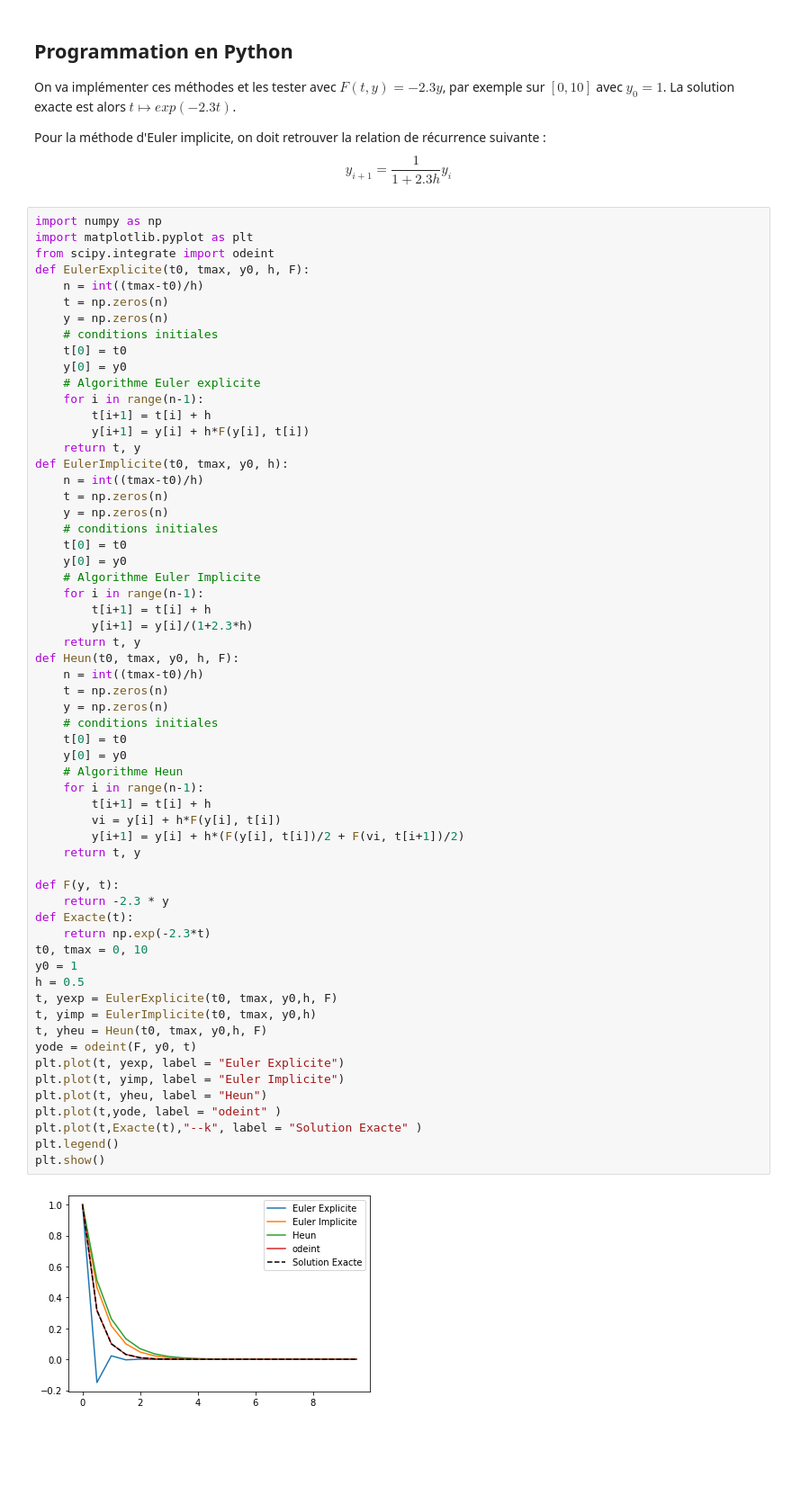
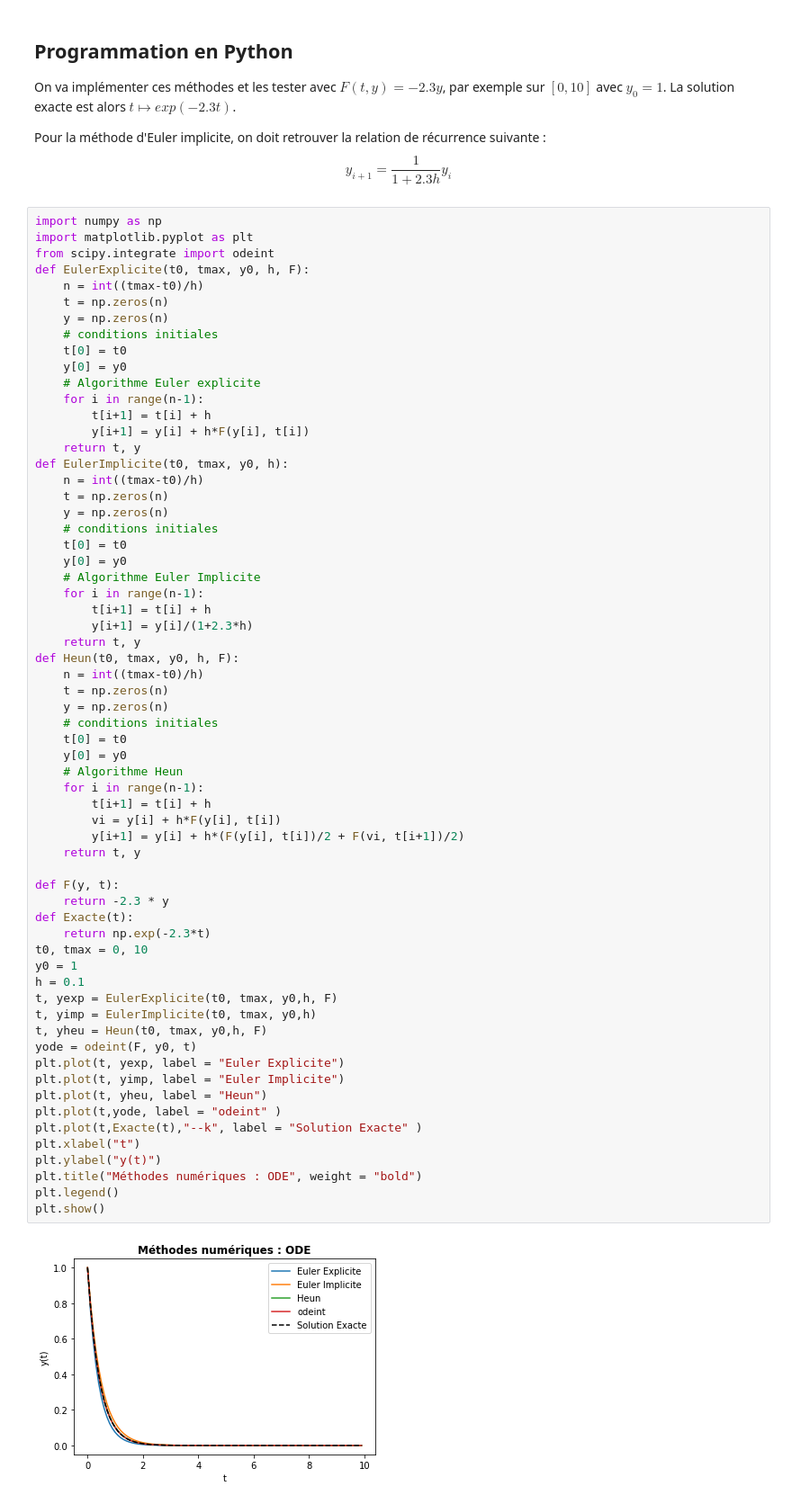
Before and after one commit to CodeTunisia/PysNum2022, a Jupyter notebook: jour3/ODE.ipynb, the cells around one changed output. Shown at 90% size. Saved outputs shown, nothing was run; the diff lists cells and outputs as text; blank space fills up the shorter version.

```diff
--- a/jour3/ODE.ipynb
+++ b/jour3/ODE.ipynb
@@ -100,35 +100,38 @@ def Heun(t0, tmax, y0, h, F):
     t = np.zeros(n)
     y = np.zeros(n)
     # conditions initiales
     t[0] = t0
     y[0] = y0
     # Algorithme Heun
     for i in range(n-1):
         t[i+1] = t[i] + h
         vi = y[i] + h*F(y[i], t[i])
         y[i+1] = y[i] + h*(F(y[i], t[i])/2 + F(vi, t[i+1])/2)
     return t, y
 
 def F(y, t):
     return -2.3 * y
 def Exacte(t):
     return np.exp(-2.3*t)
 t0, tmax = 0, 10
 y0 = 1
-h = 0.5
+h = 0.1
 t, yexp = EulerExplicite(t0, tmax, y0,h, F)
 t, yimp = EulerImplicite(t0, tmax, y0,h)
 t, yheu = Heun(t0, tmax, y0,h, F)
 yode = odeint(F, y0, t)
 plt.plot(t, yexp, label = "Euler Explicite")
 plt.plot(t, yimp, label = "Euler Implicite")
 plt.plot(t, yheu, label = "Heun")
 plt.plot(t,yode, label = "odeint" )
 plt.plot(t,Exacte(t),"--k", label = "Solution Exacte" )
+plt.xlabel("t")
+plt.ylabel("y(t)")
+plt.title("Méthodes numériques : ODE", weight = "bold")
 plt.legend()
 plt.show()
 # %% [output]
-[figure, old version]
+[figure, new version]
 # %% [markdown]
 ## Équation différentielles du second ordre
 Une équation différentielle du second ordre s'écrit:
```
Also changed, not shown: parts of 1 cell of this notebook.
